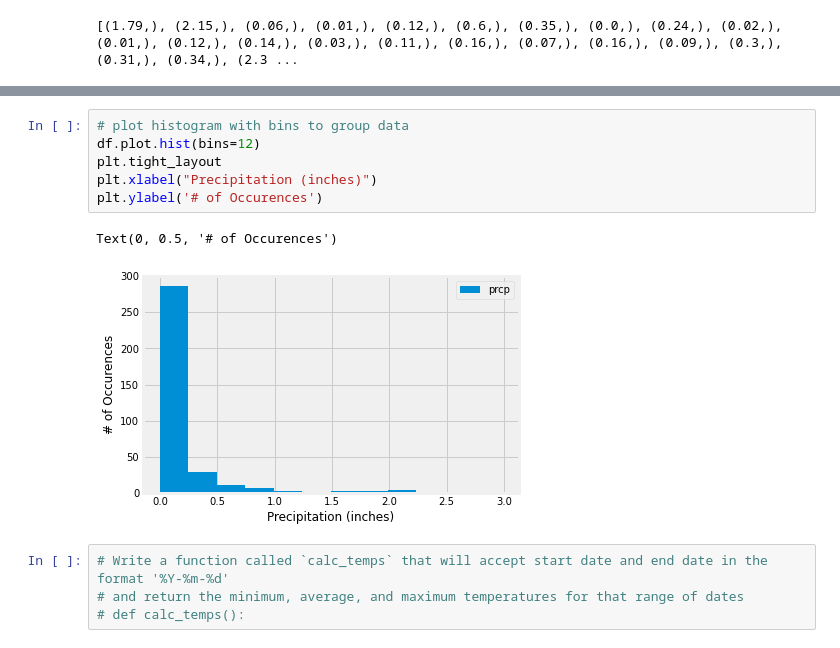
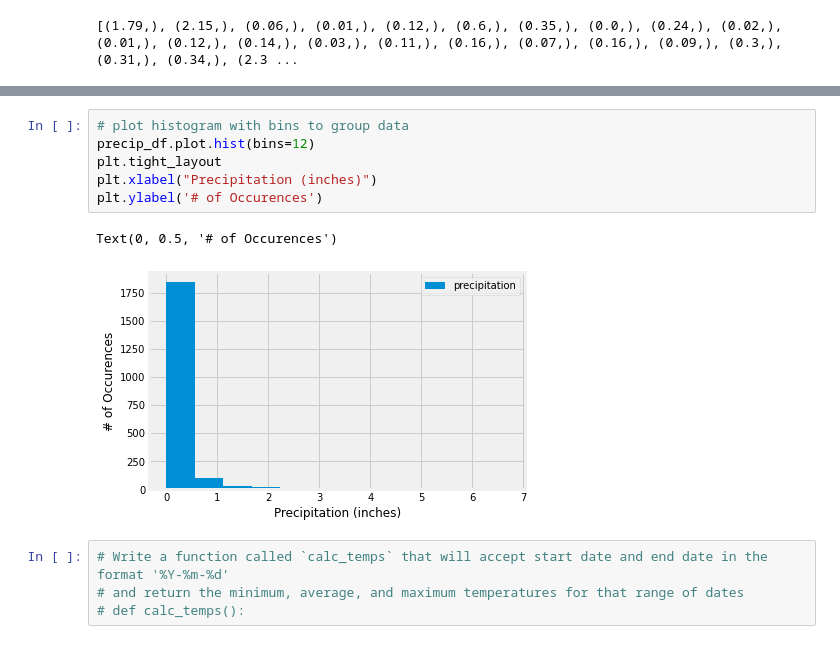
Before and after one commit to conorwhanson/surfs_up, a Jupyter notebook: climate_analysis.ipynb, the cells around one changed output, grey strips where cells are left out. Saved outputs shown, nothing was run; the diff lists cells and outputs as text.

```diff
--- a/climate_analysis.ipynb
+++ b/climate_analysis.ipynb
@@ -166,13 +166,13 @@ print(df)
 [352 rows x 1 columns]
 # %%
 # plot histogram with bins to group data
-df.plot.hist(bins=12)
+precip_df.plot.hist(bins=12)
 plt.tight_layout
 plt.xlabel("Precipitation (inches)")
 plt.ylabel('# of Occurences')
 # %% [output]
 Text(0, 0.5, '# of Occurences')
-[figure, old version]
+[figure, new version]
 # %%
 # Write a function called `calc_temps` that will accept start date and end date in the format '%Y-%m-%d'
 # and return the minimum, average, and maximum temperatures for that range of dates
```
Also changed, not shown: 3 other files.
